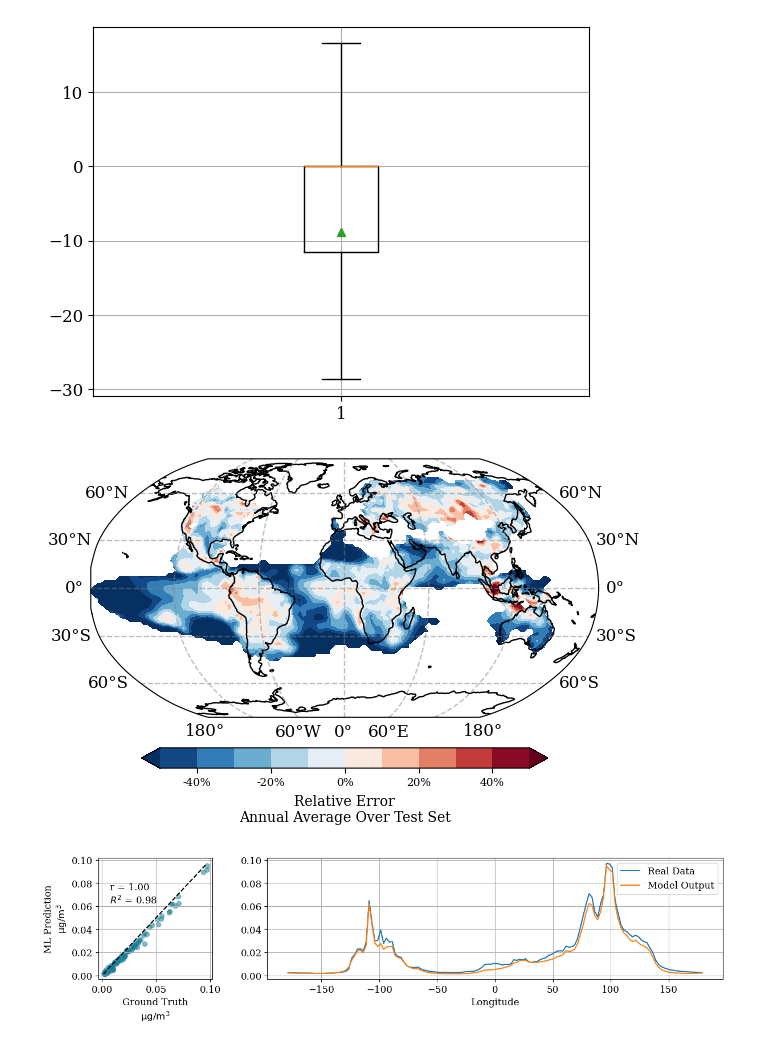
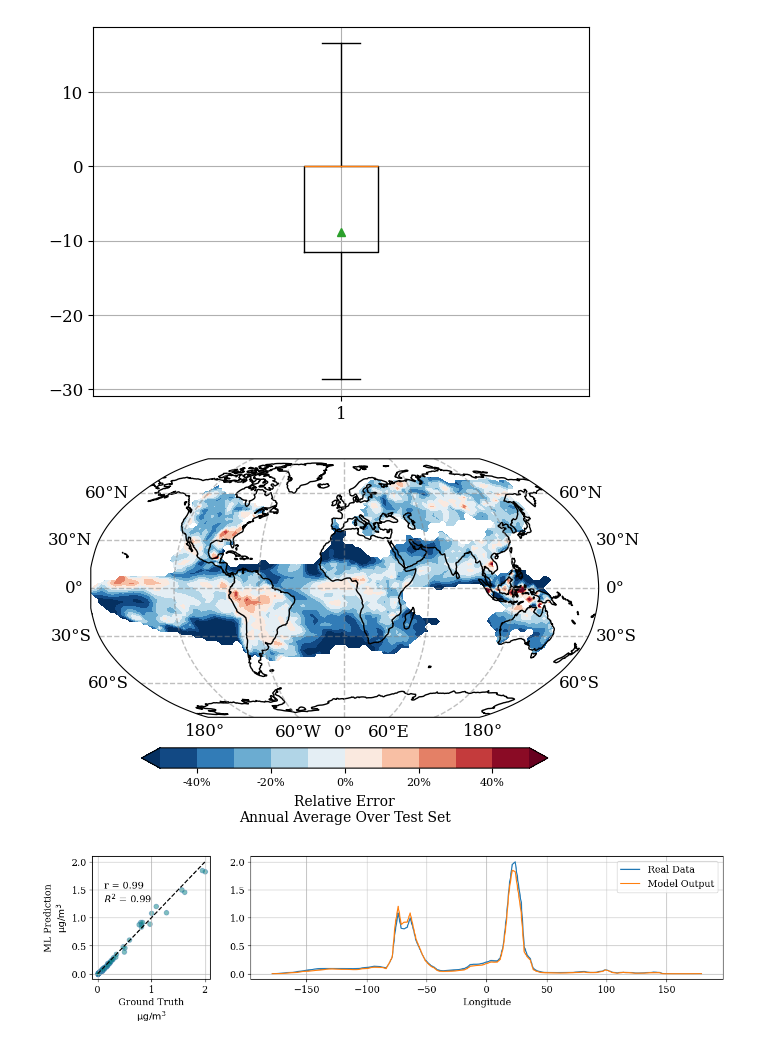
Before and after one commit to smhassanerfani/nasa-niswan, a Jupyter notebook: test.ipynb, the cells around one changed output. Cells and saved outputs as stored; diff of their text form; code cells hidden in the pictures.

Commit message:
refactor(test): run test funcs for new ConvLSTM model

```diff
--- a/test.ipynb
+++ b/test.ipynb
@@ -70,5 +68,5 @@ for idx, model in enumerate(sorted_contents):
 # %%
-model_index = 4
+model_index = 7
 model_name  = sorted_contents[model_index]
 
 save_figure = True
@@ -903,7 +901,7 @@ if save_figure:
 
 plt.show()
 # %% [output]
-[figure, old version]
+[figure, new version]
 # %%
 
 from sklearn.metrics import r2_score
@@ -912,8 +910,8 @@ from sklearn.metrics import r2_score
 fig, (ax1, ax2) = plt.subplots(ncols=2, figsize=(12, 3), constrained_layout=True, gridspec_kw={'width_ratios':[1, 4]})
 
 
-roi = 'Northern Mid-Latitude Zone'
-# roi = 'Tropical Zone'
+# roi = 'Northern Mid-Latitude Zone'
+roi = 'Tropical Zone'
 
 if roi == 'Northern Mid-Latitude Zone':
     ds_roi = ds.mean(dim=("time")).sel(lat=slice(21, 61))
@@ -931,31 +929,31 @@ corr, _ = pearsonr(avgGT.values, avgPD.values)
 nse = r2_score(avgGT.values, avgPD.values)
 
 ax1.text(0.1, 0.80, rf'r = {corr:.2f}', transform=ax1.transAxes, fontsize=12, va='top', ha='left')
 ax1.text(0.1, 0.70, rf'$R^2$ = {nse:.2f}', transform=ax1.transAxes, fontsize=12, va='top', ha='left')
 
 max_value = np.array((avgGT, avgPD)).max()
 min_value = np.array((avgGT, avgPD)).min()
 
 ax1.scatter(avgGT.values, avgPD.values, color='teal', edgecolor='steelblue', alpha=0.5)
 ax1.plot([min_value, max_value], [min_value, max_value], '--', color='black', linewidth=1.5)
 
 ax1.set_xlabel(r'Ground Truth' '\n' r'$\mathrm{\mu g} / \mathrm{m}^{\mathrm{3}}$', fontsize=12)
 ax1.set_ylabel(r'ML Prediction' '\n' r'$\mathrm{\mu g} / \mathrm{m}^{\mathrm{3}}$', fontsize=12)
 
 ax1.grid()
 
 avgGT.plot(ax=ax2, label='Real Data')
 avgPD.plot(ax=ax2, label='Model Output')
 
 ax2.set_xlabel('Longitude')
 ax2.set_ylabel(' ')
 
 ax2.legend()
 ax2.grid()
 
 if save_figure:
     plt.savefig(os.path.join(snapshot_dir, f'07-RegionalAnalysis_{roi}.png'))
 
 plt.show()
 # %% [output]
-[figure, old version]
+[figure, new version]
```
Also changed, not shown: parts of 8 cells of this notebook.
